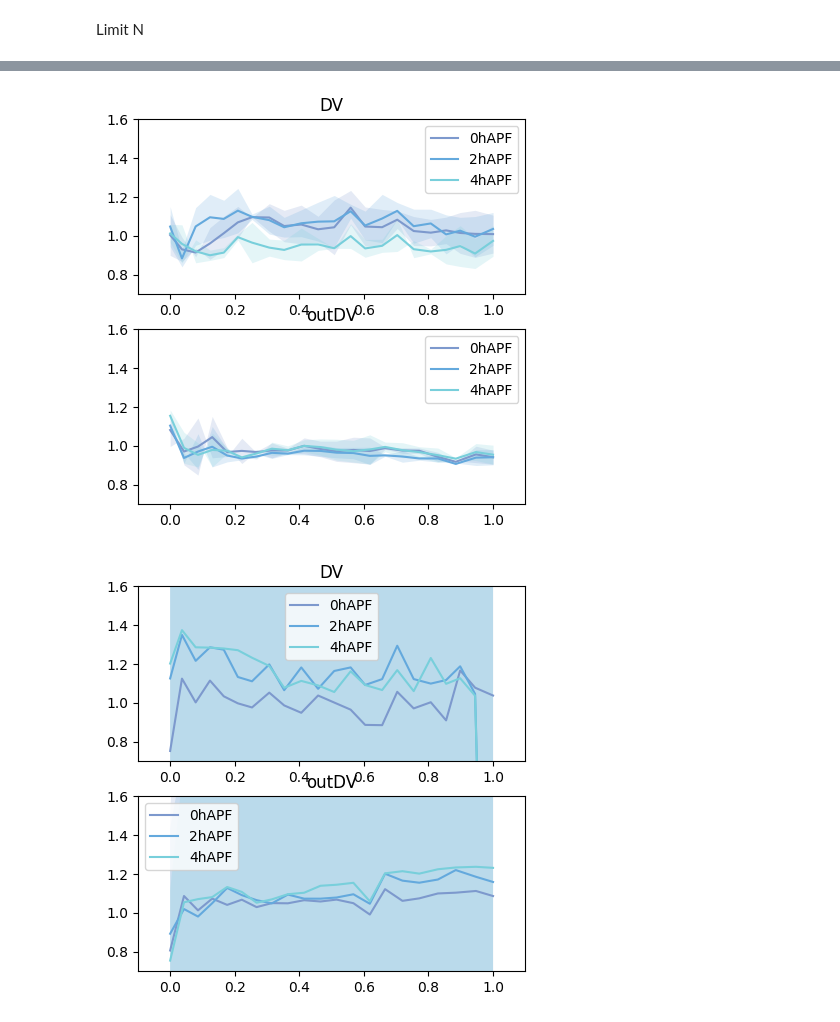
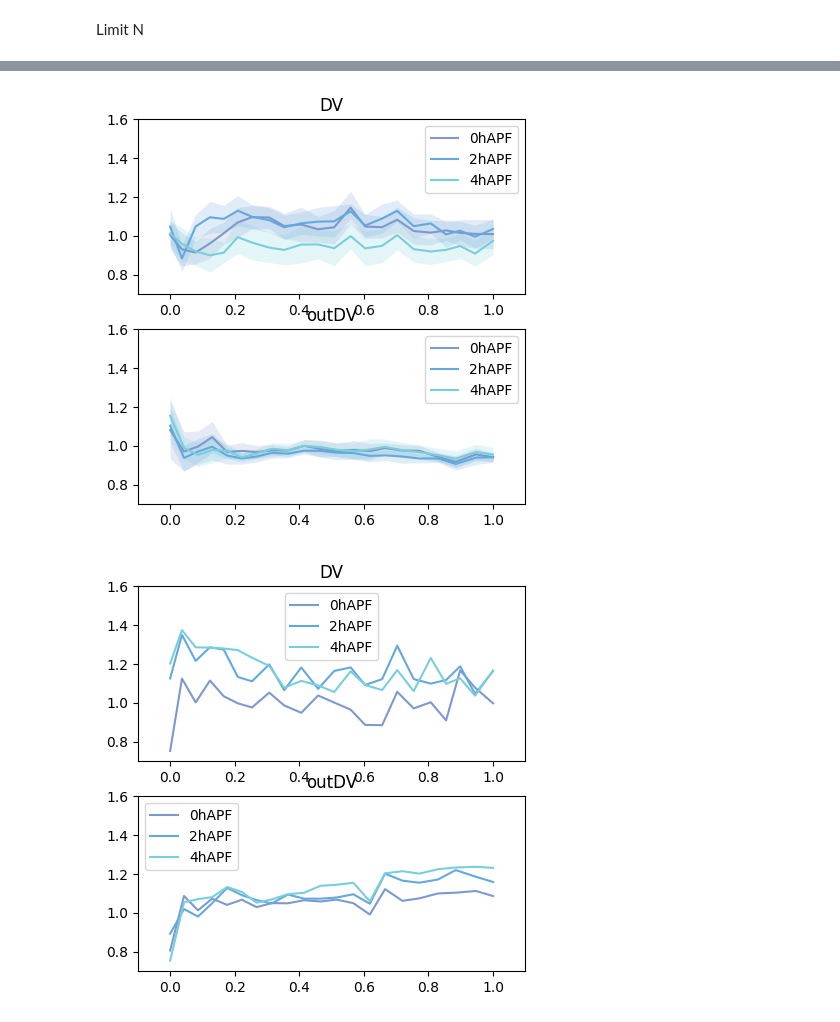
Before and after one commit to abhijeetkrishna/WDeversion_theory, a Jupyter notebook: Experiments/notebooks/prop_comparison_analysis.ipynb, the cells around one changed output, grey strips where cells are left out. Saved outputs shown, nothing was run; the diff lists cells and outputs as text; code cells hidden in the pictures.

```diff
--- a/Experiments/notebooks/prop_comparison_analysis.ipynb
+++ b/Experiments/notebooks/prop_comparison_analysis.ipynb
@@ -127,9 +127,9 @@ colnames = [x[0]+'_'+x[1] if x[0] not in groupby_cols else x[0] for x in df_pool
 df_pool_devstage.columns = colnames #removing multi-indexing
 # %%
 #compute Qnorm
-df_pool_devstage['Qnorm_mean'] =  np.sqrt( df_pool_devstage['Qrr_geom_inPlane_mean']**2 + df_pool_devstage['Qrphi_mean']**2)#Norm of mean
-df_pool_devstage['Qnorm_std'] = (df_pool_devstage['Qrr_geom_inPlane_mean']*df_pool_devstage['Qrr_geom_inPlane_std'] + df_pool_devstage['Qrphi_mean']*df_pool_devstage['Qrphi_std'])/df_pool_devstage['Qnorm_mean']
-
+df_pool_devstage['Qnorm_mean'] =  np.sqrt( df_pool_devstage['Qrr_geom_inPlane_mean']**2 + df_pool_devstage['Qrphi_mean']**2)
+df_pool_devstage['Qnorm_std'] = (1/df_pool_devstage['Qnorm_mean'])*np.sqrt( (df_pool_devstage['Qrr_geom_inPlane_mean']*df_pool_devstage['Qrr_geom_inPlane_std'])**2 + (df_pool_devstage['Qrphi_mean']*df_pool_devstage['Qrphi_std'])**2 )
+#compute exp_signed_Qnorm
 df_pool_devstage['exp_signed_Qnorm_mean'] = np.exp(np.sign(df_pool_devstage['Qrr_geom_inPlane_mean'])*df_pool_devstage['Qnorm_mean'])
 df_pool_devstage['exp_signed_Qnorm_std'] = df_pool_devstage['exp_signed_Qnorm_mean']*df_pool_devstage['Qnorm_std']
 
@@ -165,9 +149,10 @@ def comparison_helper(df_pool_devstage, devstage_init, devstage_final):
 
     #cols to be used for comparison
     spcl_cols = ['region',  'cumcount_mean', ] #special columns - stay the same between final and init
+    #each of the other_cols will have a _init and _final version
     other_cols = ['cumcount_std', 'area_mean', 'area_std',
                   'exp_signed_Qnorm_mean', 'exp_signed_Qnorm_std', 'k_dist',
-                  'cumcount_diff_mean', 'cumcount_diff_std',
+                  #'cumcount_diff_mean', 'cumcount_diff_std',
                   'k_dist_pathlength_mean', 'k_dist_pathlength_std'
                   ]
     all_cols = spcl_cols + other_cols
@@ -195,22 +180,20 @@ def comparison_helper(df_pool_devstage, devstage_init, devstage_final):
 
     #compute the lambda values
     df_compared['lambda_area_mean'] = np.sqrt(df_compared['area_mean_final']/df_compared['area_mean_init'])
-    df_compared['lambda_area_std'] = 0.5*(1/df_compared['lambda_area_mean'])*((df_compared['area_std_final']*df_compared['area_mean_init'] + df_compared['area_std_init']*df_compared['area_mean_final'])/(df_compared['area_mean_init']**2))
+    df_compared['lambda_area_std'] = 0.5*df_compared['lambda_area_mean']*np.sqrt( (df_compared['area_std_final']/df_compared['area_mean_final'])**2 + (df_compared['area_std_init']/df_compared['area_mean_init'])**2 )
 
     #compute lambda elongation
     df_compared['lambda_elongation_mean'] = df_compared['exp_signed_Qnorm_mean_final']/df_compared['exp_signed_Qnorm_mean_init']
-    df_compared['lambda_elongation_std'] = (df_compared['exp_signed_Qnorm_std_final']*df_compared['exp_signed_Qnorm_mean_init'] + df_compared['exp_signed_Qnorm_std_init']*df_compared['exp_signed_Qnorm_mean_final'])/(df_compared['exp_signed_Qnorm_mean_init']**2)
+    df_compared['lambda_elongation_std'] = df_compared['lambda_elongation_mean']*np.sqrt( (df_compared['exp_signed_Qnorm_std_final']/df_compared['exp_signed_Qnorm_mean_final'])**2 + (df_compared['exp_signed_Qnorm_std_init']/df_compared['exp_signed_Qnorm_mean_init'])**2 )
 
     #compute lambda rearrangement
     #first we take the difference in k_dist between consecutive cumcounts in the init devstage
     df_compared['k_Ndiff_mean_init'] = df_compared['k_dist_init'].transform(lambda x: x.shift(-1) - x)
-    df_compared['Ndiff_std_init'] = (df_compared['cumcount_std_init'].shift(-1) + df_compared['cumcount_std_init']) #this is error in N axis
     #next we take the difference in k_dist between consecutive cumcounts in the final devstage
     df_compared['k_Ndiff_mean_final'] = df_compared['k_dist_final'].transform(lambda x: x.shift(-1) - x)
-    df_compared['Ndiff_std_final'] = (df_compared['cumcount_std_final'].shift(-1) + df_compared['cumcount_std_final']) #this is error in N axis
     #finally we compute the lambda rearrangement
-    df_compared['lambda_rearrangement_mean'] = 1 + df_compared['k_Ndiff_mean_final'] - df_compared['k_Ndiff_mean_init']
-    df_compared['lambda_rearrangement_std'] = df_compared['Ndiff_std_final'] + df_compared['Ndiff_std_init']
+    df_compared['lambda_rearrangement_mean'] = df_compared['k_Ndiff_mean_final']/df_compared['k_Ndiff_mean_init']
+    df_compared['lambda_rearrangement_std'] = df_compared['cumcount_std_init']#this std is in x direction
 
     #add a column for devstage_init and devstage_final
     df_compared['devstage_init'] = devstage_init
@@ -287,29 +270,29 @@ for i in range(len(regions)):
     ax.set_xlim(-0.1,1.1)
     ax.legend()
 # %% [output]
-[figure, old version]
+[figure, new version]
 # %%
 #plot lambda_area_mean vs cumcount_mean for each devstage_final
 lambda_name = "lambda_rearrangement"
 fig,axs = plt.subplots(2,1, figsize=(5,5))
 regions = ["DV", "outDV"]
 for i in range(len(regions)):
     region = regions[i]
     ax = axs[i]
 
     for j in range(len(devstage_combinations)):
 
         devstage_init = devstage_combinations.loc[j,"devstage_init"]
         devstage_final = devstage_combinations.loc[j,"devstage_final"]
 
         df_temp = df_comparison[(df_comparison["region"] == region)&(df_comparison["devstage_init"] == devstage_init)&(df_comparison["devstage_final"] == devstage_final)]
 
         ax.plot(df_temp["ref_pathlength_scaled"], df_temp[lambda_name + "_mean"], label=devstage_final, color = color_dict[devstage_final])
-        ax.fill_between(df_temp["ref_pathlength_scaled"], df_temp[lambda_name + "_mean"]-df_temp[lambda_name + "_std"], df_temp[lambda_name + "_mean"]+df_temp[lambda_name + "_std"], alpha=0.2, color = color_dict[devstage_final], linewidth=0)
+        #ax.fill_between(df_temp["ref_pathlength_scaled"], df_temp[lambda_name + "_mean"]-df_temp[lambda_name + "_std"], df_temp[lambda_name + "_mean"]+df_temp[lambda_name + "_std"], alpha=0.2, color = color_dict[devstage_final], linewidth=0)
 
     ax.set_title(region)
     ax.set_ylim(0.7,1.6)
     ax.set_xlim(-0.1,1.1)
     ax.legend()
 # %% [output]
-[figure, old version]
+[figure, new version]
```
Also changed, not shown: parts of 5 cells of this notebook.
